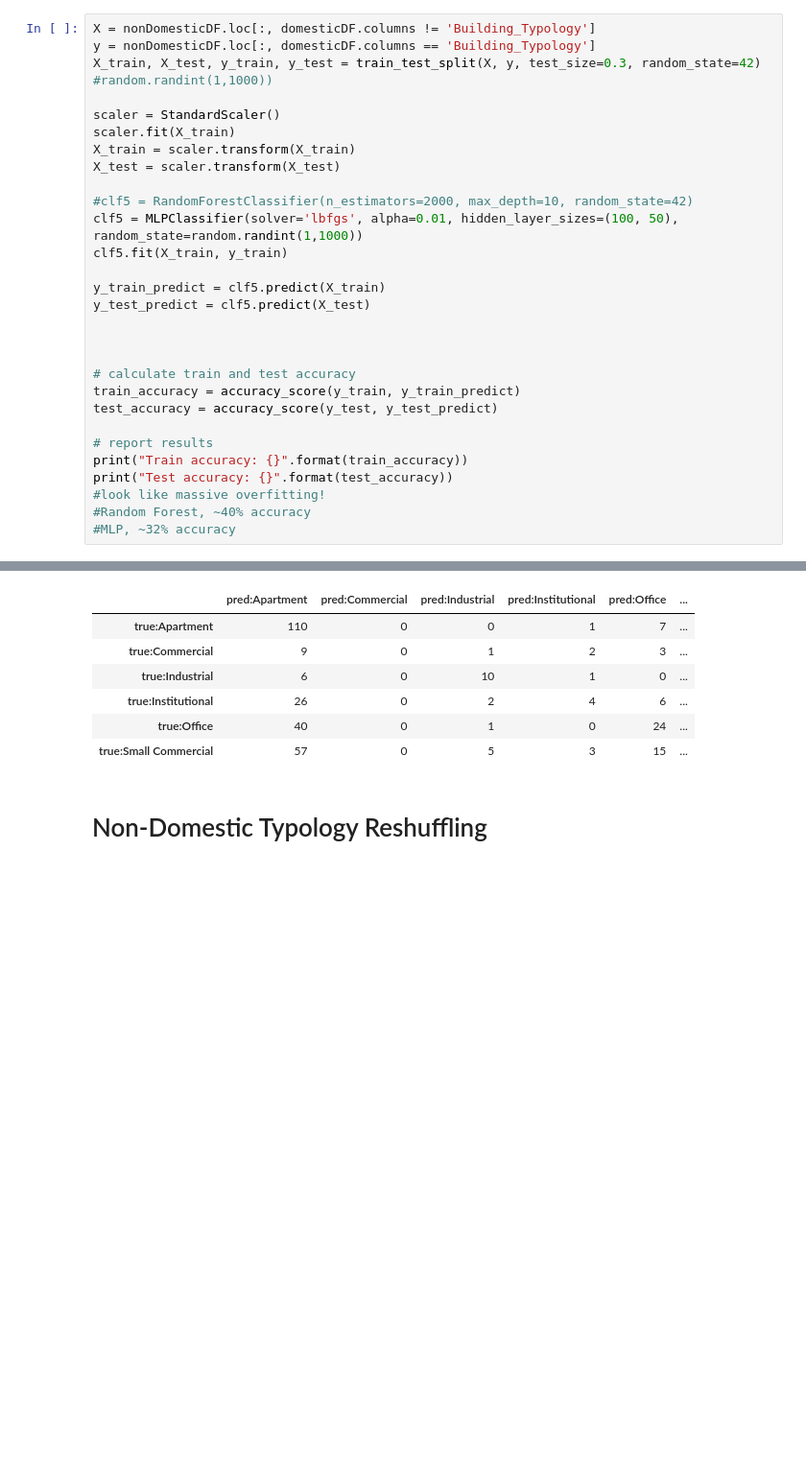
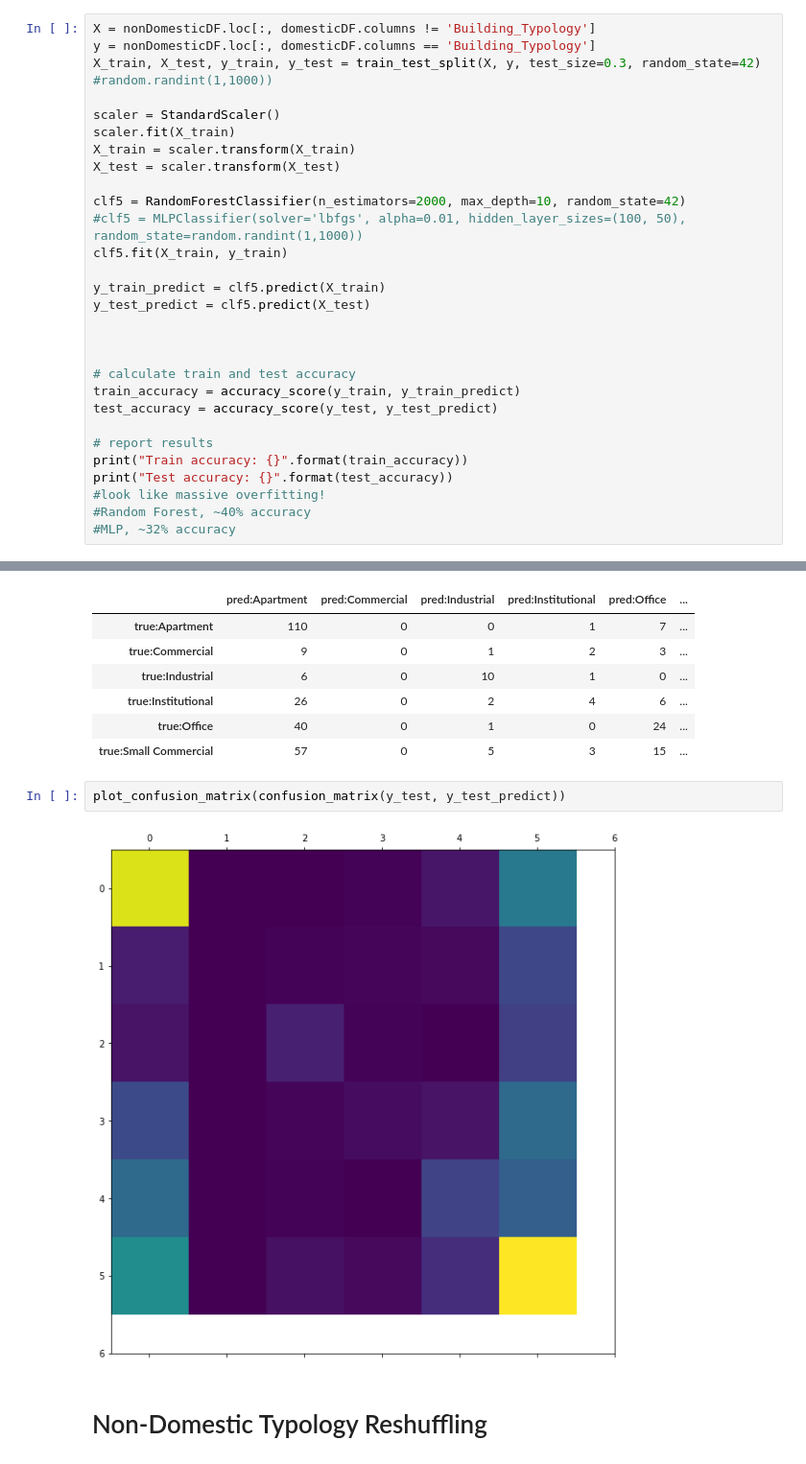
Before and after one commit to Pretendi/thesis, a Jupyter notebook: First_Classifier.ipynb, the cells around one changed output, grey strips where cells are left out. Shown at 96% size. Cells and saved outputs as stored; diff of their text form; blank space fills up the shorter version.

```diff
--- a/First_Classifier.ipynb
+++ b/First_Classifier.ipynb
@@ -449,8 +441,8 @@ scaler.fit(X_train)
 X_train = scaler.transform(X_train)
 X_test = scaler.transform(X_test)
 
-#clf5 = RandomForestClassifier(n_estimators=2000, max_depth=10, random_state=42)
-clf5 = MLPClassifier(solver='lbfgs', alpha=0.01, hidden_layer_sizes=(100, 50), random_state=random.randint(1,1000))
+clf5 = RandomForestClassifier(n_estimators=2000, max_depth=10, random_state=42)
+#clf5 = MLPClassifier(solver='lbfgs', alpha=0.01, hidden_layer_sizes=(100, 50), random_state=random.randint(1,1000))
 clf5.fit(X_train, y_train)
 
 y_train_predict = clf5.predict(X_train)
@@ -485,5 +498,9 @@ resultDF
 | true:Institutional | 26 | 0 | 2 | 4 | 6 | ... |
 | true:Office | 40 | 0 | 1 | 0 | 24 | ... |
 | true:Small Commercial | 57 | 0 | 5 | 3 | 15 | ... |
+# %%
+plot_confusion_matrix(confusion_matrix(y_test, y_test_predict))
+# %% [output]
+[figure, added]
 # %% [markdown]
 # Non-Domestic Typology Reshuffling
```
Also changed, not shown: parts of 5 cells of this notebook, 3 other files.
